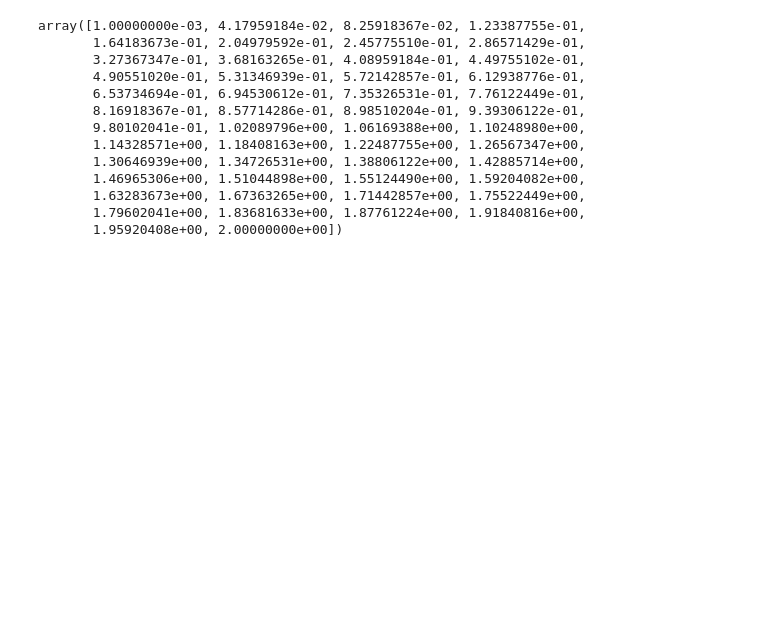
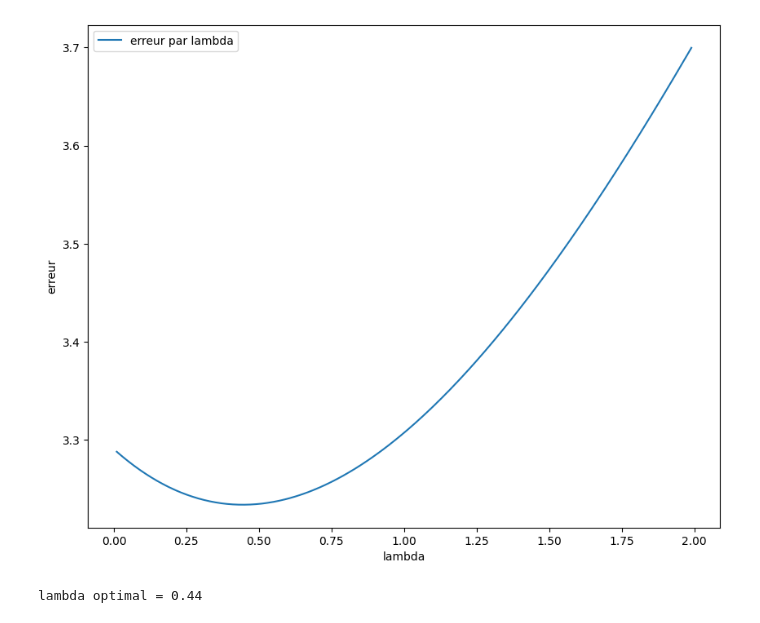
Before and after one commit to mir012005/Projet-Statistiques-en-grande-dimension, a Jupyter notebook: notebook_hista.ipynb, the cells around one changed output. Drawn from its saved outputs; the diff is of its cells as text; code cells hidden in the pictures; blank space fills up the shorter version.

```diff
--- a/notebook_hista.ipynb
+++ b/notebook_hista.ipynb
@@ -1,29 +1,35 @@
 # %%
-import random
-import matplotlib as plt
+import matplotlib.pyplot as plt
 import numpy as np
 
 # Question 1
 n_samples = 20
 dim = 8
 X = np.random.standard_normal((n_samples, dim))
 beta_star = np.array([5, 3, 0, 0, 1.5, 0, 0, 0])
 Y = np.array([np.dot(X[i], beta_star) + np.random.standard_normal() for i in range(n_samples)])
 
 # Question 2
-lam = np.linspace(0.001, 2)
-beta_hat = np.array([np.linalg.inv(X.T @ X + lam[i] * np.eye(dim)) @ X.T @ Y
+lam_grid = np.arange(0.01, 2, 0.01)
+
+def ridge_fit(X, Y, lam):
+    return np.linalg.solve(X.T @ X + lam * np.eye(X.shape[1]), X.T @ Y)
+
+err_lam = np.array([
+    np.linalg.norm(X @ (ridge_fit(X, Y, lam_grid[i]) - beta_star))
+    for i in range(len(lam_grid))
+])
+
+plt.figure(figsize=(10, 8))
+
+plt.plot(lam_grid, err_lam, label="erreur par lambda")
+plt.xlabel("lambda")
+plt.ylabel("erreur")
+plt.legend()
+plt.show()
+
+lambda_opt = lam_grid[np.argmin(err_lam)]
+print("lambda optimal =", lambda_opt)
 # %% [output]
+[figure, added]
-array([1.00000000e-03, 4.17959184e-02, 8.25918367e-02, 1.23387755e-01,
-       1.64183673e-01, 2.04979592e-01, 2.45775510e-01, 2.86571429e-01,
-       3.27367347e-01, 3.68163265e-01, 4.08959184e-01, 4.49755102e-01,
-       4.90551020e-01, 5.31346939e-01, 5.72142857e-01, 6.12938776e-01,
-       6.53734694e-01, 6.94530612e-01, 7.35326531e-01, 7.76122449e-01,
-       8.16918367e-01, 8.57714286e-01, 8.98510204e-01, 9.39306122e-01,
-       9.80102041e-01, 1.02089796e+00, 1.06169388e+00, 1.10248980e+00,
-       1.14328571e+00, 1.18408163e+00, 1.22487755e+00, 1.26567347e+00,
-       1.30646939e+00, 1.34726531e+00, 1.38806122e+00, 1.42885714e+00,
-       1.46965306e+00, 1.51044898e+00, 1.55124490e+00, 1.59204082e+00,
-       1.63283673e+00, 1.67363265e+00, 1.71442857e+00, 1.75522449e+00,
-       1.79602041e+00, 1.83681633e+00, 1.87761224e+00, 1.91840816e+00,
-       1.95920408e+00, 2.00000000e+00])
+lambda optimal = 0.44
```
Also changed, not shown: parts of 2 cells of this notebook.
